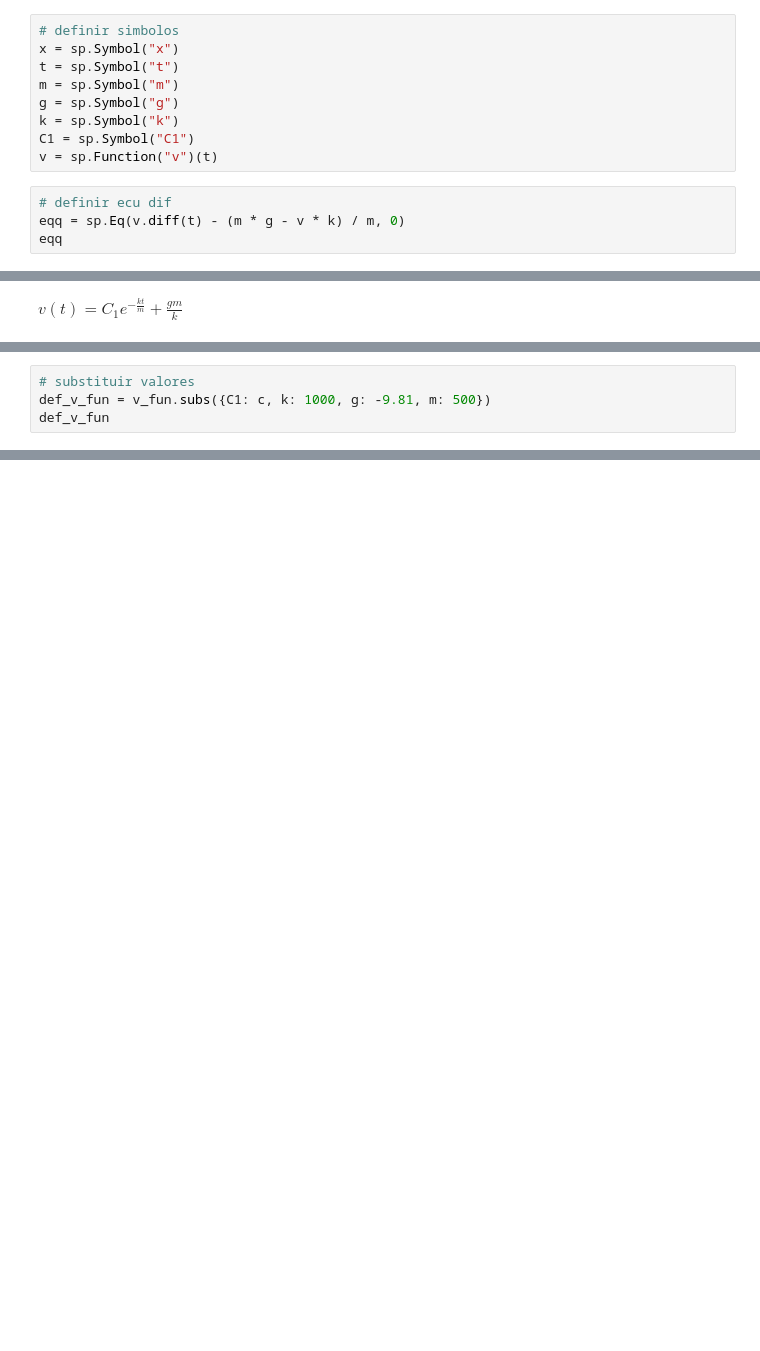
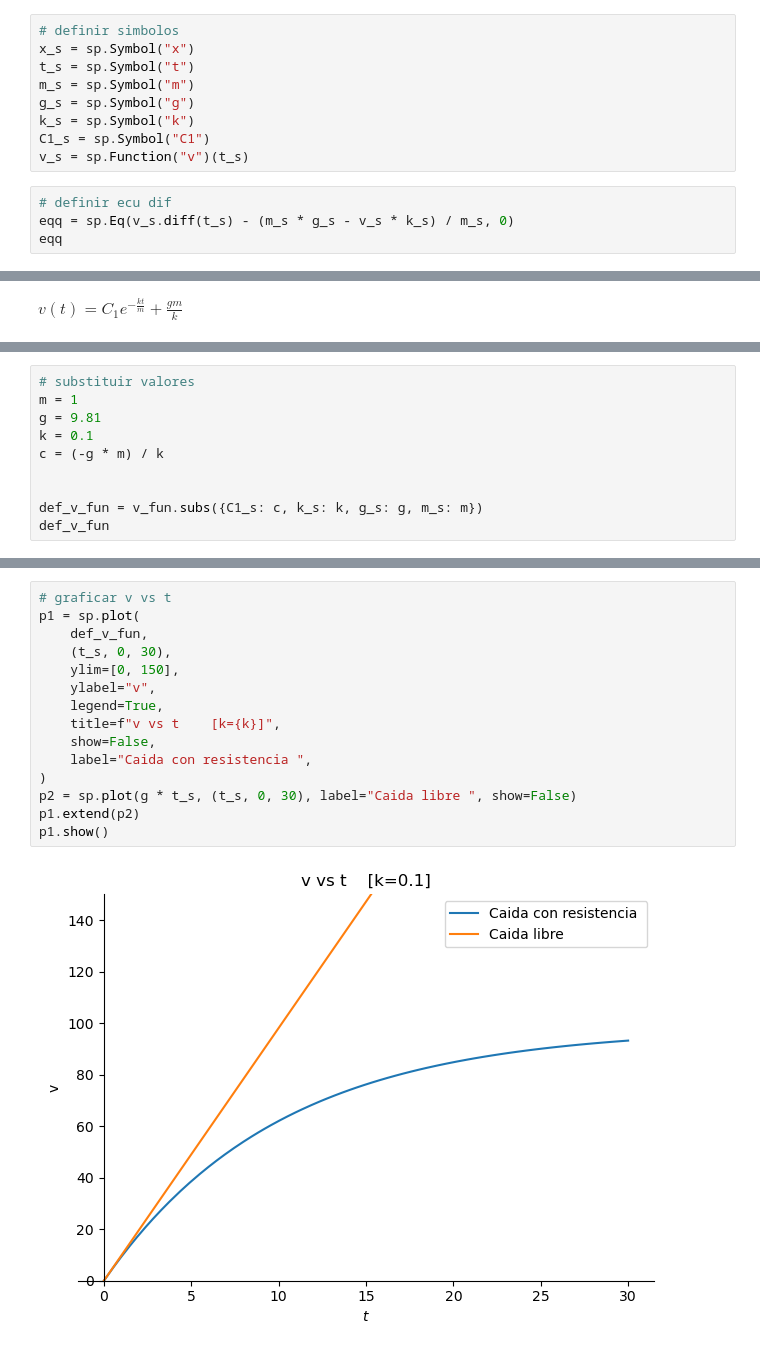
Before and after one commit to Jose-AE/F1014B, a Jupyter notebook: F1014B-R/R.ipynb, the cells around one changed output, grey strips where cells are left out. Cells and saved outputs as stored; diff of their text form; blank space fills up the shorter version.

Commit message:
graph 3

```diff
--- a/F1014B-R/R.ipynb
+++ b/F1014B-R/R.ipynb
@@ -3,16 +3,16 @@
 import sympy as sp
 # %%
 # definir simbolos
-x = sp.Symbol("x")
-t = sp.Symbol("t")
-m = sp.Symbol("m")
-g = sp.Symbol("g")
-k = sp.Symbol("k")
-C1 = sp.Symbol("C1")
-v = sp.Function("v")(t)
+x_s = sp.Symbol("x")
+t_s = sp.Symbol("t")
+m_s = sp.Symbol("m")
+g_s = sp.Symbol("g")
+k_s = sp.Symbol("k")
+C1_s = sp.Symbol("C1")
+v_s = sp.Function("v")(t_s)
 # %%
 # definir ecu dif
-eqq = sp.Eq(v.diff(t) - (m * g - v * k) / m, 0)
+eqq = sp.Eq(v_s.diff(t_s) - (m_s * g_s - v_s * k_s) / m_s, 0)
 eqq
 # %% [output]
 $\displaystyle \frac{d}{d t} v{\left(t \right)} - \frac{g m - k v{\left(t \right)}}{m} = 0$
@@ -33,5 +26,11 @@ $\displaystyle 4.905$
 # %%
 # substituir valores
-def_v_fun = v_fun.subs({C1: c, k: 1000, g: -9.81, m: 500})
+m = 1
+g = 9.81
+k = 0.1
+c = (-g * m) / k
+
+
+def_v_fun = v_fun.subs({C1_s: c, k_s: k, g_s: g, m_s: m})
 def_v_fun
 # %% [output]
@@ -46,0 +38,17 @@ sp.plot(def_v_fun.diff(t), (t, 0, 5), title="a vs t")
+# %%
+# graficar v vs t
+p1 = sp.plot(
+    def_v_fun,
+    (t_s, 0, 30),
+    ylim=[0, 150],
+    ylabel="v",
+    legend=True,
+    title=f"v vs t    [k={k}]",
+    show=False,
+    label="Caida con resistencia ",
+)
+p2 = sp.plot(g * t_s, (t_s, 0, 30), label="Caida libre ", show=False)
+p1.extend(p2)
+p1.show()
+# %% [output]
+[figure, added]
```
Also changed, not shown: parts of 7 cells of this notebook.
